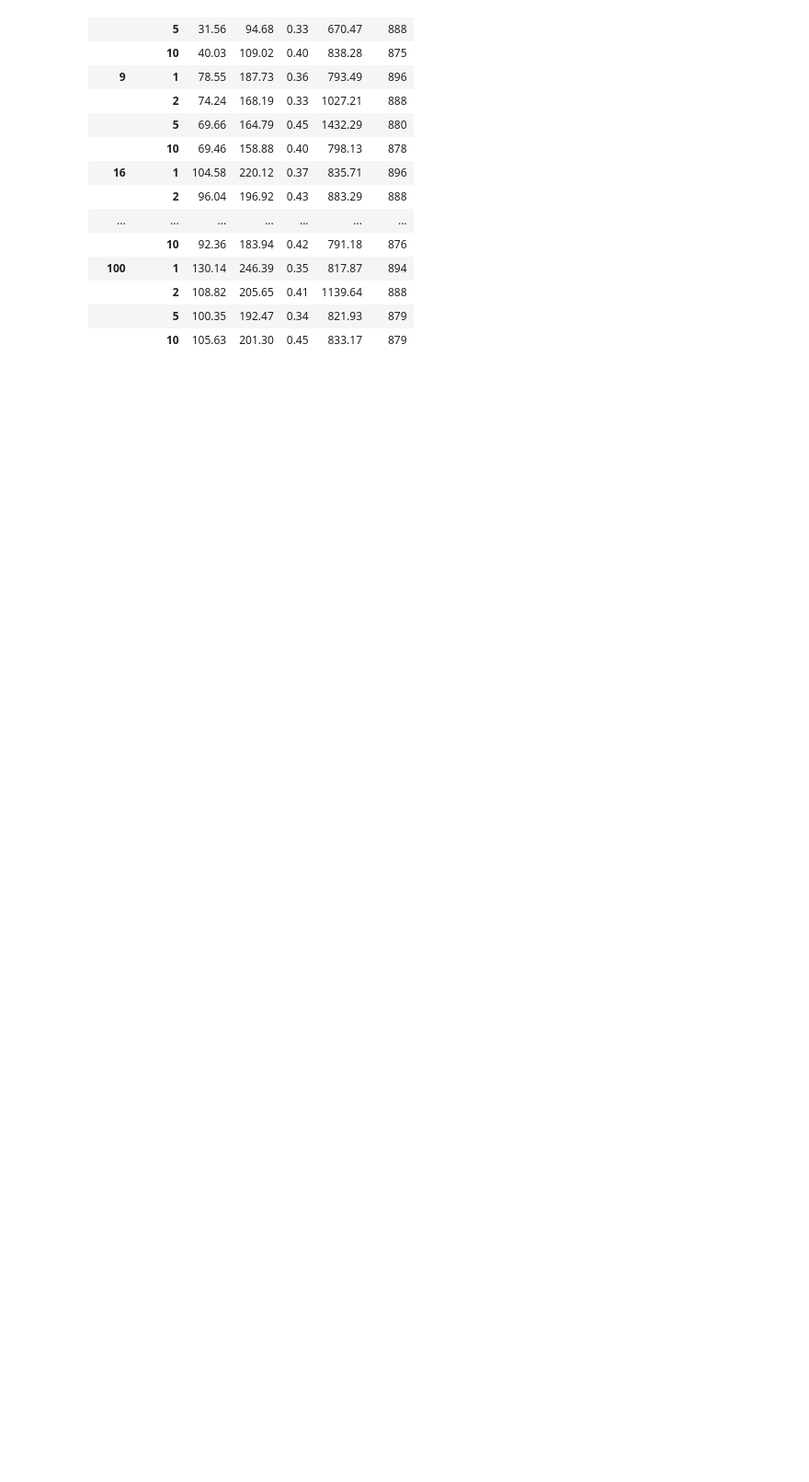
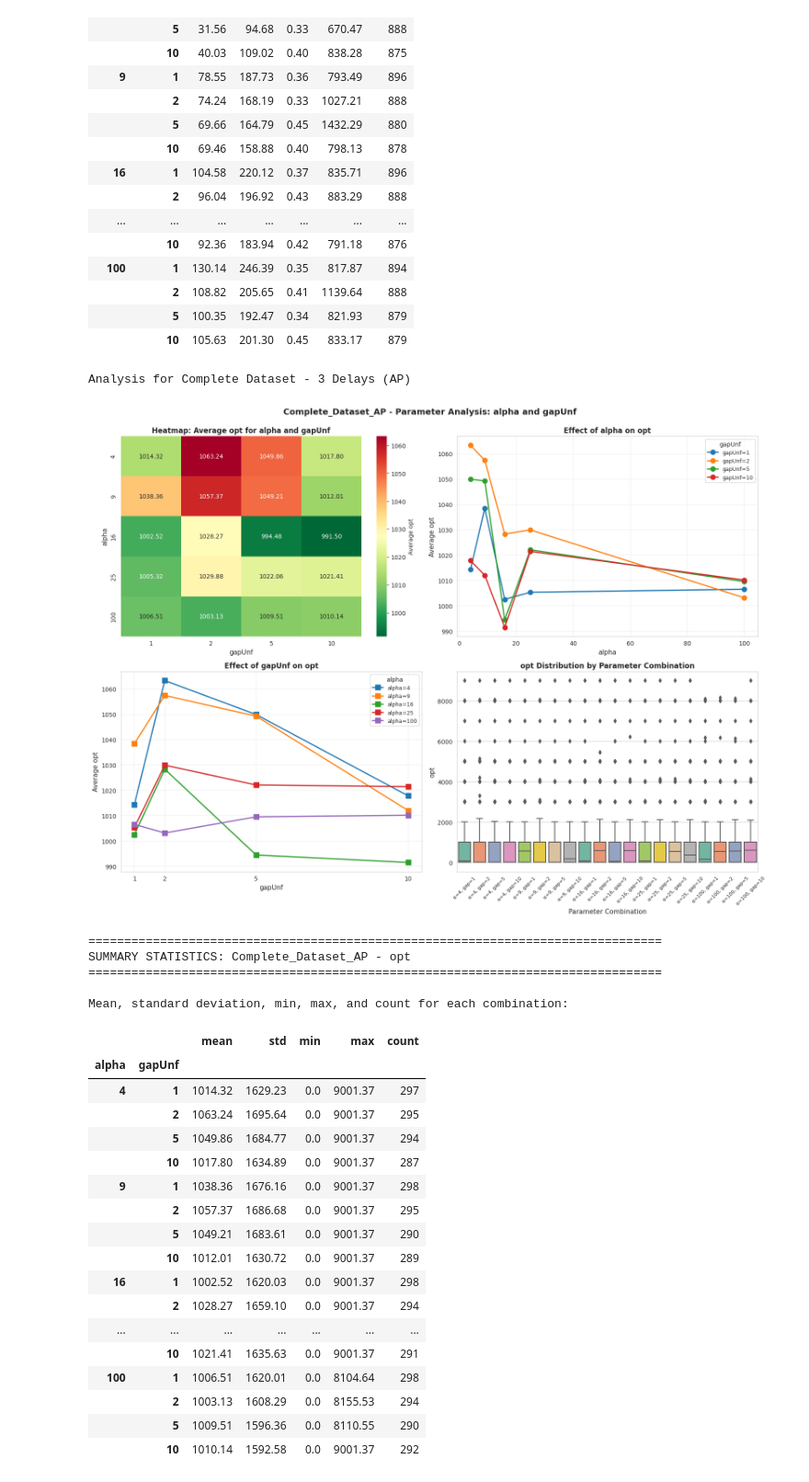
Before and after one commit to Fiden99/tacticalDeconflictionUAM, a Jupyter notebook: HeurTimeAfterThesis.ipynb, the cells around one changed output. Shown at 92% size. Saved outputs shown, nothing was run; the diff lists cells and outputs as text; code cells hidden in the pictures; blank space fills up the shorter version.

Commit message:
added figure and table for heuristic

```diff
--- a/HeurTimeAfterThesis.ipynb
+++ b/HeurTimeAfterThesis.ipynb
@@ -945,3 +998,47 @@ Mean, standard deviation, min, max, and count for each combination:
 |  | 2 | 108.82 | 205.65 | 0.41 | 1139.64 | 888 |
 |  | 5 | 100.35 | 192.47 | 0.34 | 821.93 | 879 |
 |  | 10 | 105.63 | 201.30 | 0.45 | 833.17 | 879 |
+# %%
+print("Analysis for Complete Dataset - 3 Delays (AP)")
+analyze_parameters_effect(pdAP, 'Complete_Dataset_AP', metric='opt')
+
+
+# Analyze the effect on total time
+print("\n\nTotal Time Analysis for Complete Dataset (AP)")
+analyze_parameters_effect(pdAP, 'Complete_Dataset_AP', metric='totalTime')
+
+
+
+print("Analysis for Complete Dataset - 3 Delays (NC)")
+analyze_parameters_effect(pdNC, 'Complete_Dataset_NC', metric='opt')
+
+
+# Analyze the effect on total time
+print("\n\nTotal Time Analysis for Complete Dataset (NC)")
+analyze_parameters_effect(pdNC, 'Complete_Dataset_NC', metric='totalTime')
+# %% [output]
+Analysis for Complete Dataset - 3 Delays (AP)
+[figure, added]
+================================================================================
+SUMMARY STATISTICS: Complete_Dataset_AP - opt
+================================================================================
+
+Mean, standard deviation, min, max, and count for each combination:
+|  |  | mean | std | min | max | count |
+| alpha | gapUnf |  |  |  |  |  |
+| 4 | 1 | 1014.32 | 1629.23 | 0.0 | 9001.37 | 297 |
+|  | 2 | 1063.24 | 1695.64 | 0.0 | 9001.37 | 295 |
+|  | 5 | 1049.86 | 1684.77 | 0.0 | 9001.37 | 294 |
+|  | 10 | 1017.80 | 1634.89 | 0.0 | 9001.37 | 287 |
+| 9 | 1 | 1038.36 | 1676.16 | 0.0 | 9001.37 | 298 |
+|  | 2 | 1057.37 | 1686.68 | 0.0 | 9001.37 | 295 |
+|  | 5 | 1049.21 | 1683.61 | 0.0 | 9001.37 | 290 |
+|  | 10 | 1012.01 | 1630.72 | 0.0 | 9001.37 | 289 |
+| 16 | 1 | 1002.52 | 1620.03 | 0.0 | 9001.37 | 298 |
+|  | 2 | 1028.27 | 1659.10 | 0.0 | 9001.37 | 294 |
+| ... | ... | ... | ... | ... | ... | ... |
+|  | 10 | 1021.41 | 1635.63 | 0.0 | 9001.37 | 291 |
+| 100 | 1 | 1006.51 | 1620.01 | 0.0 | 8104.64 | 298 |
+|  | 2 | 1003.13 | 1608.29 | 0.0 | 8155.53 | 294 |
+|  | 5 | 1009.51 | 1596.36 | 0.0 | 8110.55 | 290 |
+|  | 10 | 1010.14 | 1592.58 | 0.0 | 9001.37 | 292 |
```
Also changed, not shown: parts of 2 cells of this notebook, 11 other files.
